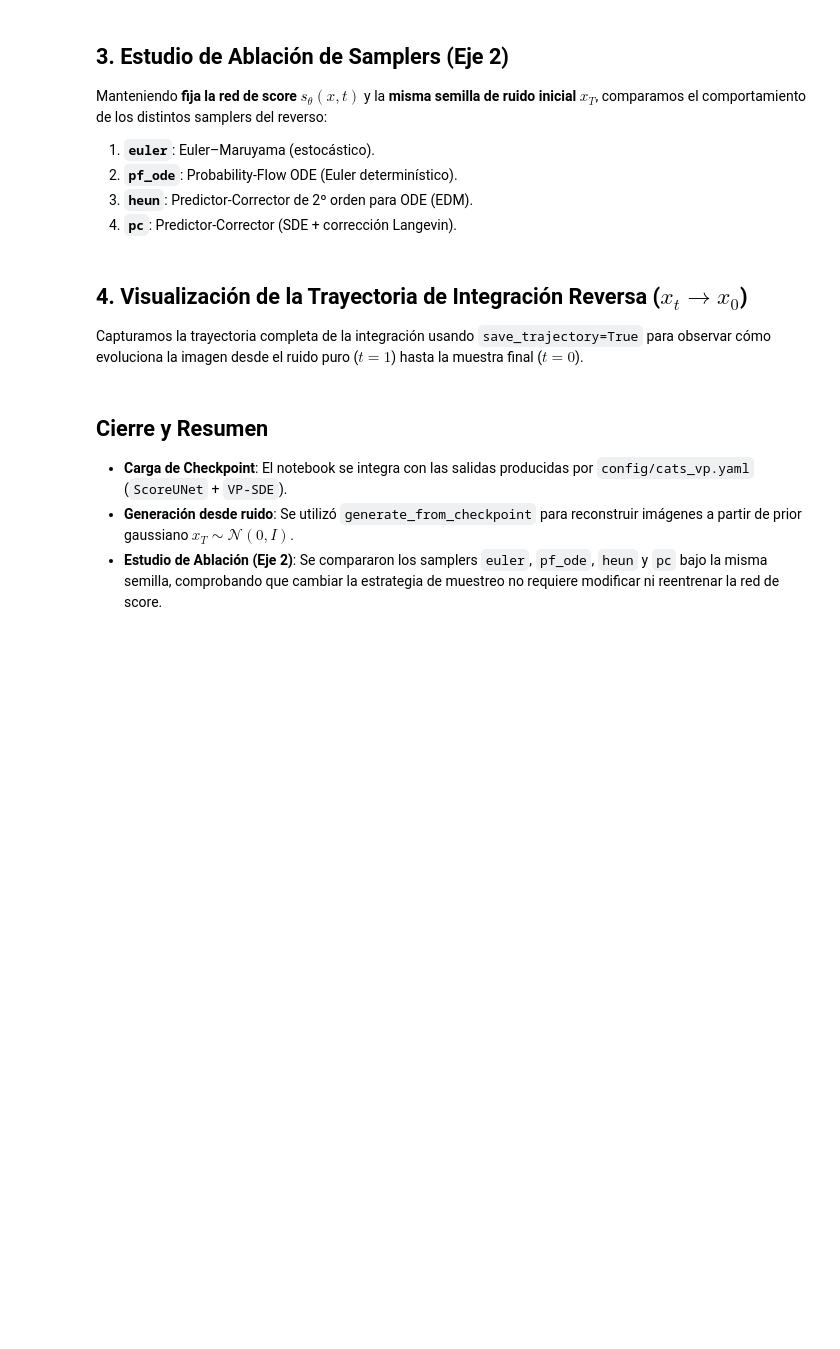
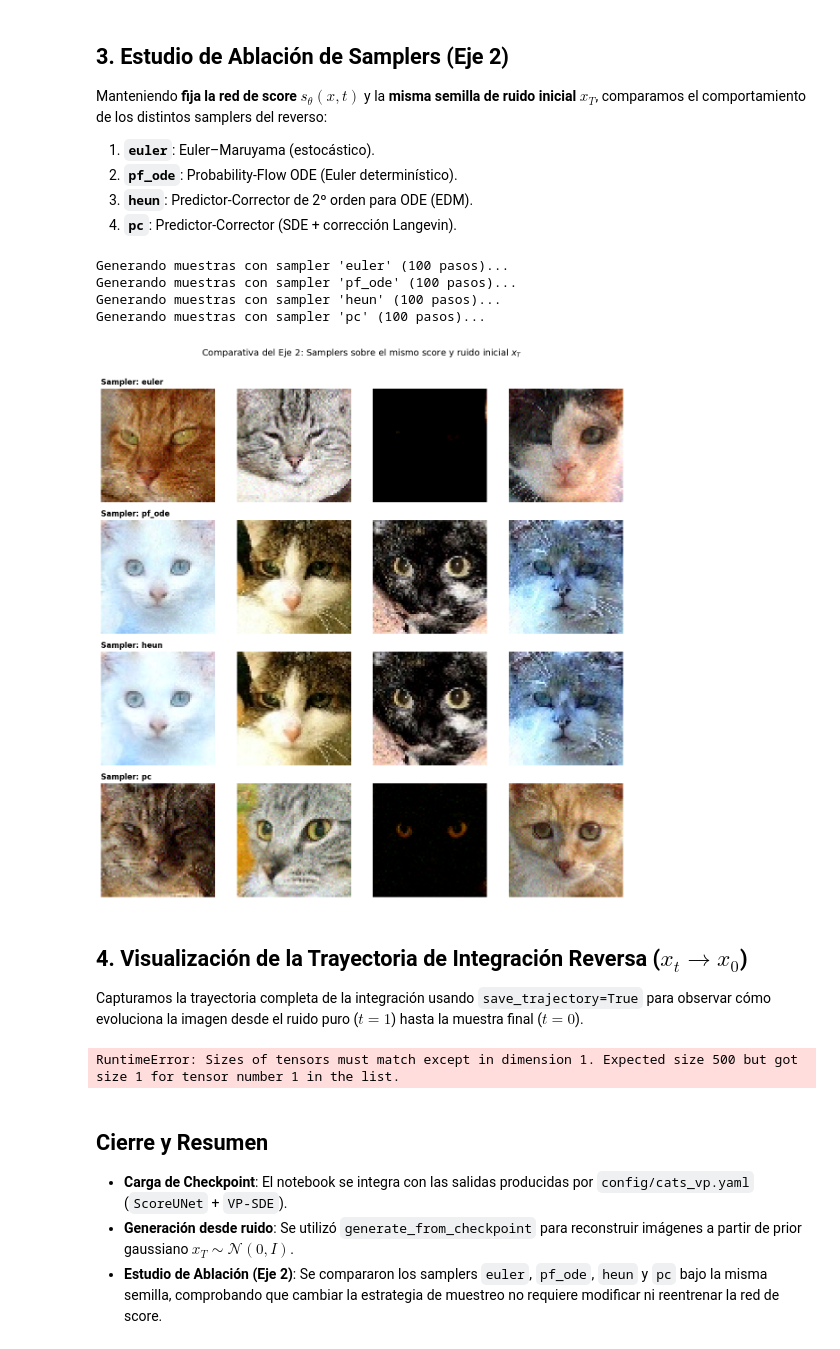
Before and after one commit to bravoivanagustin/diffusion-models, a Jupyter notebook: diffusion-models/notebooks/07_sample_cats_from_checkpoint.ipynb, the cells around one changed output. Saved outputs shown, nothing was run; the diff lists cells and outputs as text; code cells hidden in the pictures; blank space fills up the shorter version.

```diff
--- a/diffusion-models/notebooks/07_sample_cats_from_checkpoint.ipynb
+++ b/diffusion-models/notebooks/07_sample_cats_from_checkpoint.ipynb
@@ -167,37 +188,43 @@ Manteniendo **fija la red de score $s_\theta(x,t)$** y la **misma semilla de rui
 # --- Comparación de los 4 samplers con el mismo ruido inicial ---
 samplers_to_compare = ["euler", "pf_ode", "heun", "pc"]
 num_samples_cmp = 4
-N_STEPS_CMP = 500
+N_STEPS_CMP = 100
 
 sampler_results = {}
 
 for s_name in samplers_to_compare:
     print(f"Generando muestras con sampler '{s_name}' ({N_STEPS_CMP} pasos)...")
     samples = generate_from_checkpoint(
         CKPT_PATH,
         sampler_name=s_name,
         n_samples=num_samples_cmp,
         n_steps=N_STEPS_CMP,
         seed=SEED,  # Misma semilla garantiza el mismo x_T inicial
         map_location="cpu",
     )
     sampler_results[s_name] = samples
 
 # Visualización comparativa por sampler (filas = samplers, columnas = muestras)
 fig, axes = plt.subplots(len(samplers_to_compare), num_samples_cmp, figsize=(2.8 * num_samples_cmp, 2.8 * len(samplers_to_compare)))
 
 for row_idx, s_name in enumerate(samplers_to_compare):
     arr = denorm(sampler_results[s_name])
     for col_idx in range(num_samples_cmp):
         ax = axes[row_idx, col_idx]
         ax.imshow(arr[col_idx])
         ax.axis("off")
         if col_idx == 0:
             ax.set_title(f"Sampler: {s_name}", fontsize=11, fontweight="bold", loc="left")
 
 fig.suptitle("Comparativa del Eje 2: Samplers sobre el mismo score y ruido inicial $x_T$", fontsize=13, y=1.01)
 fig.tight_layout()
 plt.show()
+# %% [output]
+Generando muestras con sampler 'euler' (100 pasos)...
+Generando muestras con sampler 'pf_ode' (100 pasos)...
+Generando muestras con sampler 'heun' (100 pasos)...
+Generando muestras con sampler 'pc' (100 pasos)...
+[figure, added]
 # %% [markdown]
 ## 4. Visualización de la Trayectoria de Integración Reversa ($x_t \to x_0$)
 
@@ -219,12 +246,12 @@ else:
 net.load_state_dict(state_dict)
 net.eval()
 
-sampler = make_sampler("pc", sde=sde, score_model=net)
+sampler = make_sampler("pc", sde=sde, score_fn=net)
 
 g = torch.Generator().manual_seed(SEED)
 x_T = sde.prior_sampling(shape=(1, *sde.data_shape), generator=g)
 
-x_0, trajectory = sampler.sample(x_T, n_steps=N_STEPS_TRAJ, return_trajectory=True, generator=g)
+x_0, trajectory = sampler.sample(n_samples=N_STEPS_TRAJ, init=x_T, return_trajectory=True, generator=g)
 
 print(f"Trayectoria capturada: shape={tuple(trajectory.shape)}")
 
@@ -240,6 +267,8 @@ show_grid(
     suptitle="Evolución temporal del proceso reverso $x_t \to x_0$",
     cols=6
 )
+# %% [output]
+RuntimeError: Sizes of tensors must match except in dimension 1. Expected size 500 but got size 1 for tensor number 1 in the list.
 # %% [markdown]
 ## Cierre y Resumen
 
```
Also changed, not shown: parts of 3 cells of this notebook.
